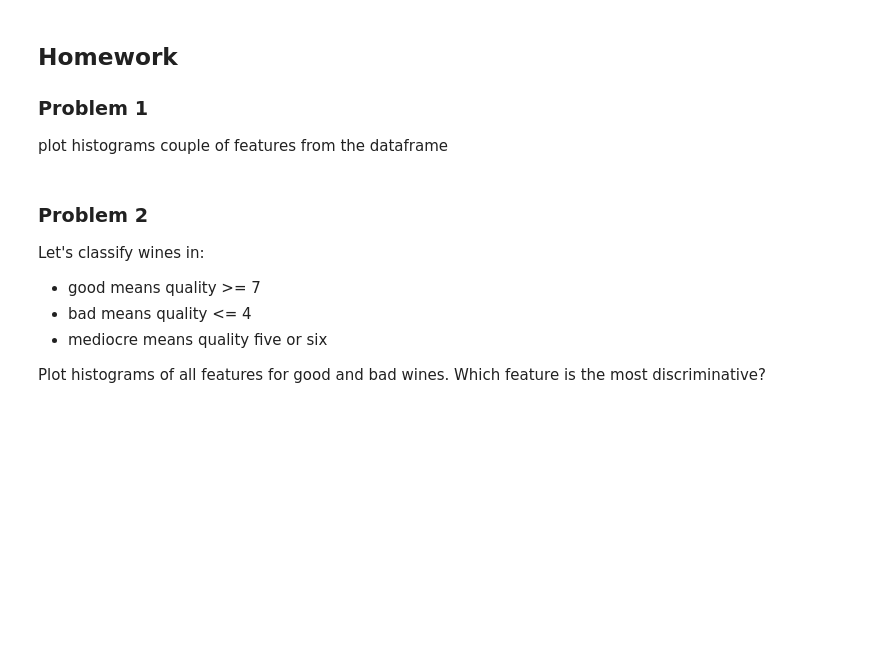
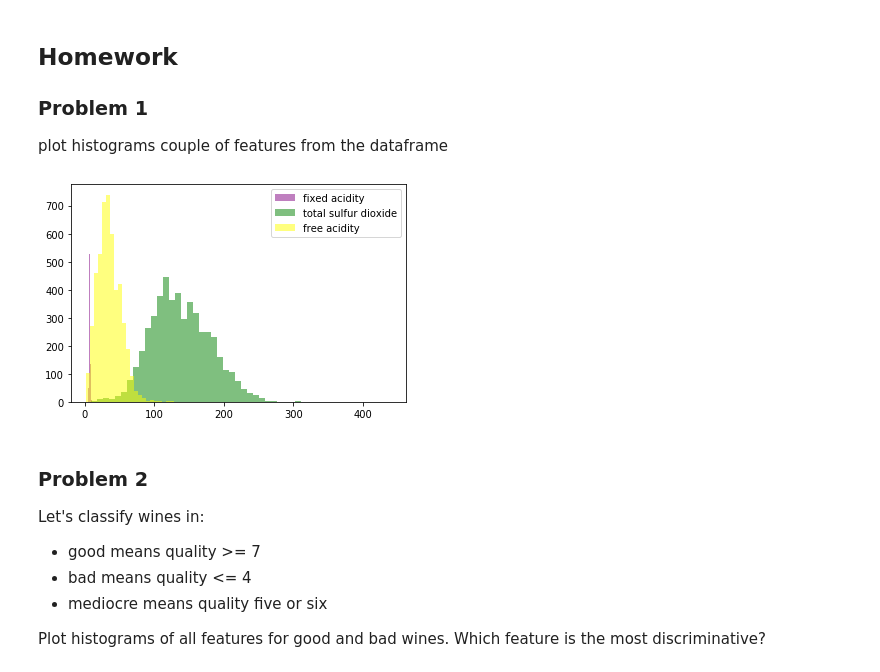
Before and after one commit to vukasinmilosevic/KSM2, a Jupyter notebook: Lecture_2/2-introduction-to-pandas-matplotlib.ipynb, the cells around one changed output. Saved outputs shown, nothing was run; the diff lists cells and outputs as text; code cells hidden in the pictures; blank space fills up the shorter version.

```diff
--- a/Lecture_2/2-introduction-to-pandas-matplotlib.ipynb
+++ b/Lecture_2/2-introduction-to-pandas-matplotlib.ipynb
@@ -262,6 +248,14 @@ plt.colorbar()
 
 ### Problem 1
 plot histograms couple of features from the dataframe
+# %%
+plt.hist(data['fixed acidity'].values, color='purple', bins=50, alpha=0.5, label='fixed acidity')
+plt.hist(data['total sulfur dioxide'].values, color='green', bins=50, alpha=0.5, label='total sulfur dioxide')
+plt.hist(data['free sulfur dioxide'].values, color='yellow', bins=50, alpha=0.5, label='free acidity')
+plt.legend()
+pass
+# %% [output]
+[figure, added]
 # %% [markdown]
 ### Problem 2
 Let's classify wines in:
```
Also changed, not shown: parts of 10 cells of this notebook.
